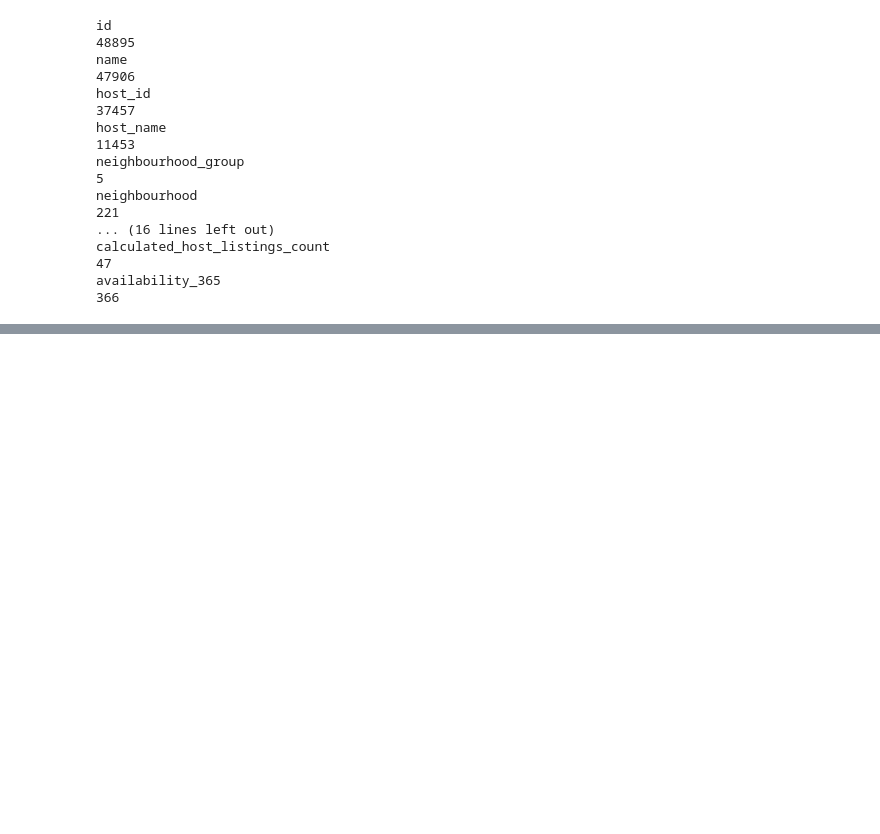
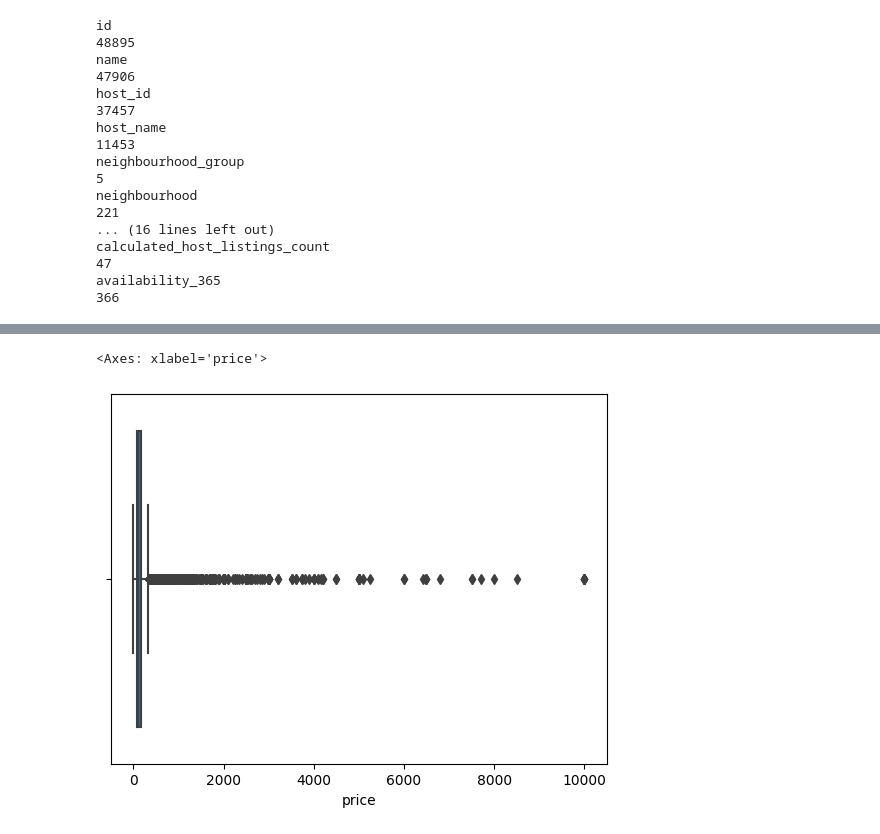
Before and after one commit to ShashankBDSC/air-bnb-EDA, a Jupyter notebook: EDA_Project.ipynb, the cells around one changed output, grey strips where cells are left out. Drawn from its saved outputs; the diff is of its cells as text; code cells hidden in the pictures; blank space fills up the shorter version.

```diff
--- a/EDA_Project.ipynb
+++ b/EDA_Project.ipynb
@@ -139,0 +281,5 @@ df.duplicated().sum()#  to check the duplicate values
+# %%
+sns.boxplot(data=df,x=df.price)
+# %% [output]
+<Axes: xlabel='price'>
+[figure, added]
```
Also changed, not shown: parts of 18 cells of this notebook.
